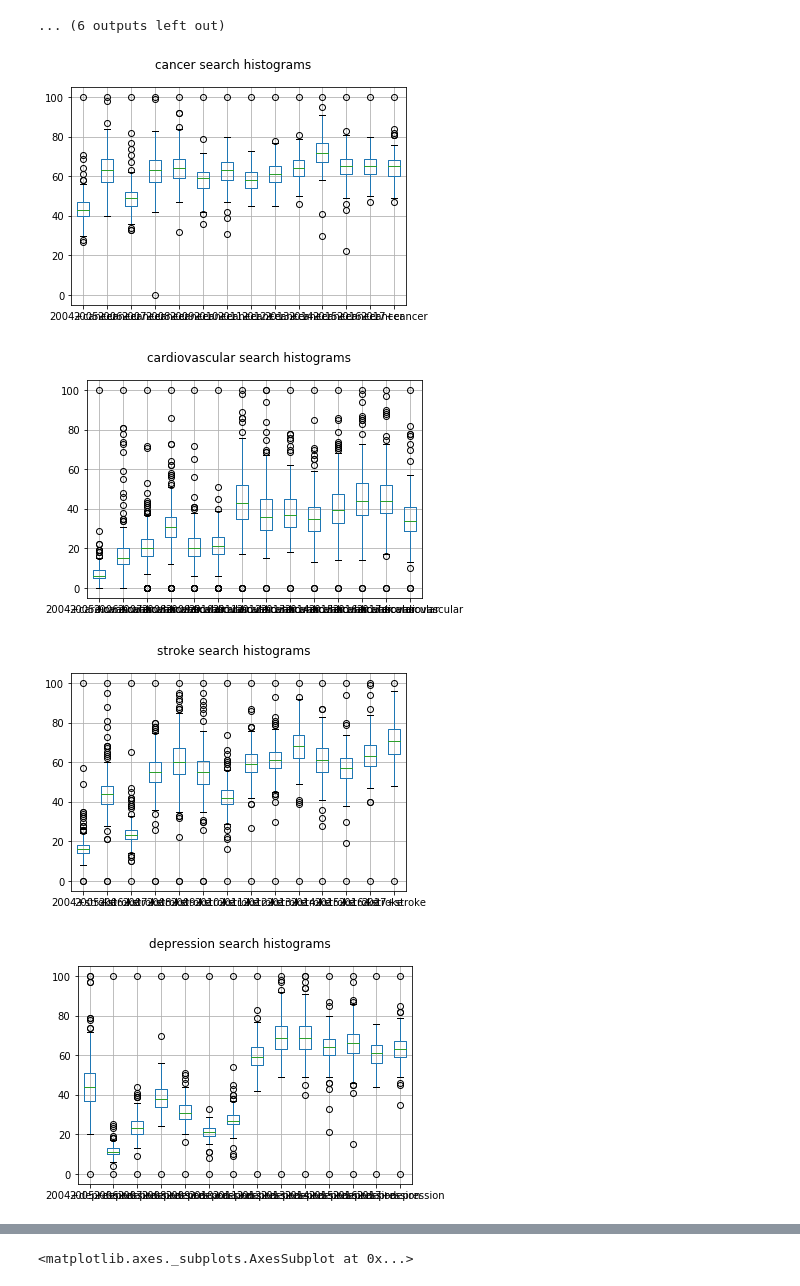
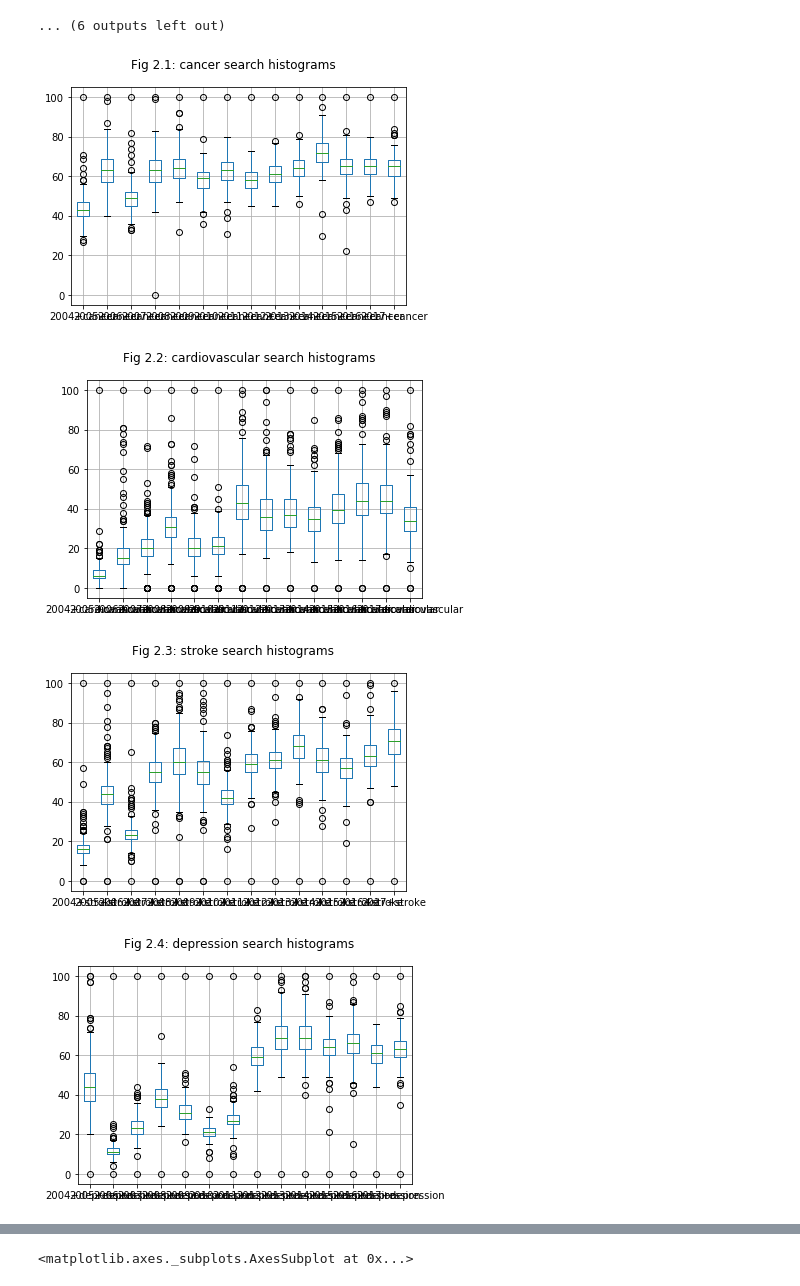
Before and after one commit to NohaKareem/Exploring-health-searches, a Jupyter notebook: Exploring health searches.ipynb, the cells around one changed output, grey strips where cells are left out. Drawn from its saved outputs; the diff is of its cells as text; code cells hidden in the pictures.

Commit message:
Rename diagrams + update observations

```diff
--- a/Exploring health searches.ipynb
+++ b/Exploring health searches.ipynb
@@ -204,13 +204,15 @@ count    210.000000    210.000000    210.000000    210.000000    210.000000
 max      100.000000    100.000000    100.000000    100.000000
 ... (6 outputs left out)
 # %%
+i = 0
 for search_str in search_topics:
+    i += 1
     curr = data.filter(regex = search_str)
     curr.boxplot()
-    mpl.suptitle(search_str + ' search histograms')
+    mpl.suptitle('Fig 2.' + str(i) + ': ' +search_str + ' search histograms')
     mpl.show()
 # %% [output]
-[figure, old version]
+[figure, new version]
-[figure, old version]
+[figure, new version]
-[figure, old version]
+[figure, new version]
-[figure, old version]
+[figure, new version]
```
Also changed, not shown: parts of 4 cells of this notebook, 1 other file.
